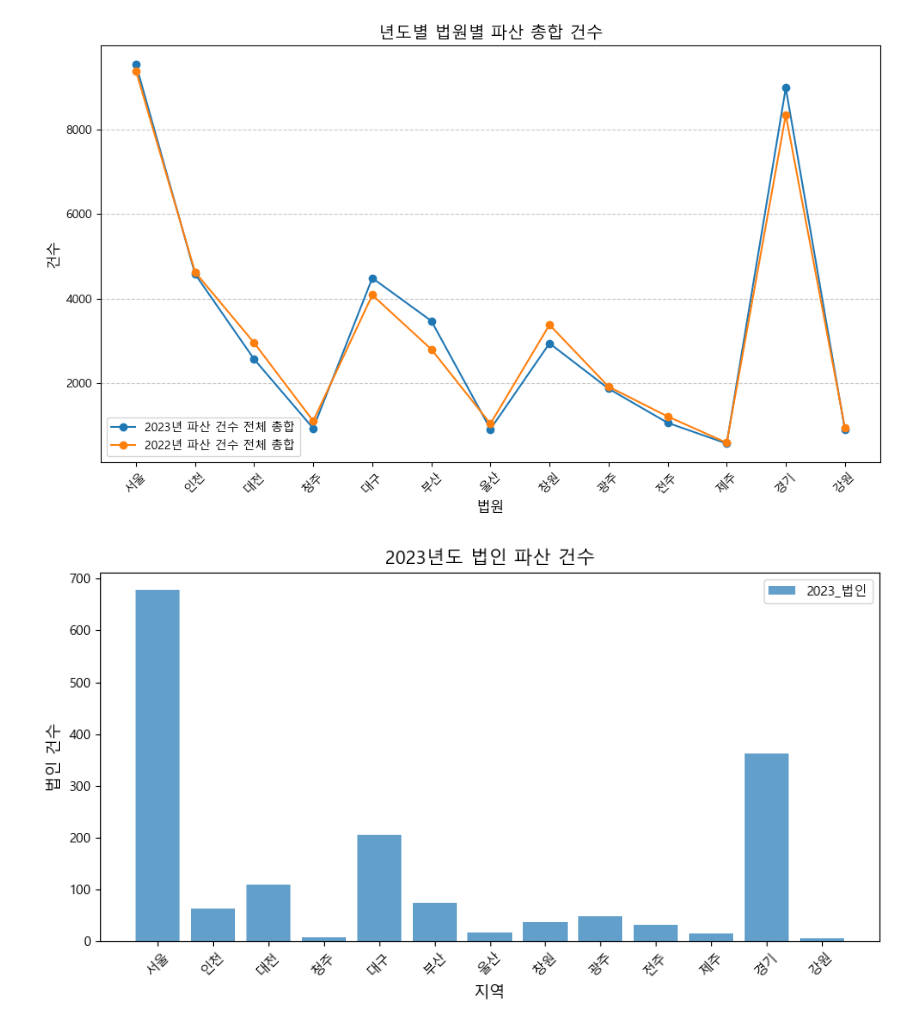
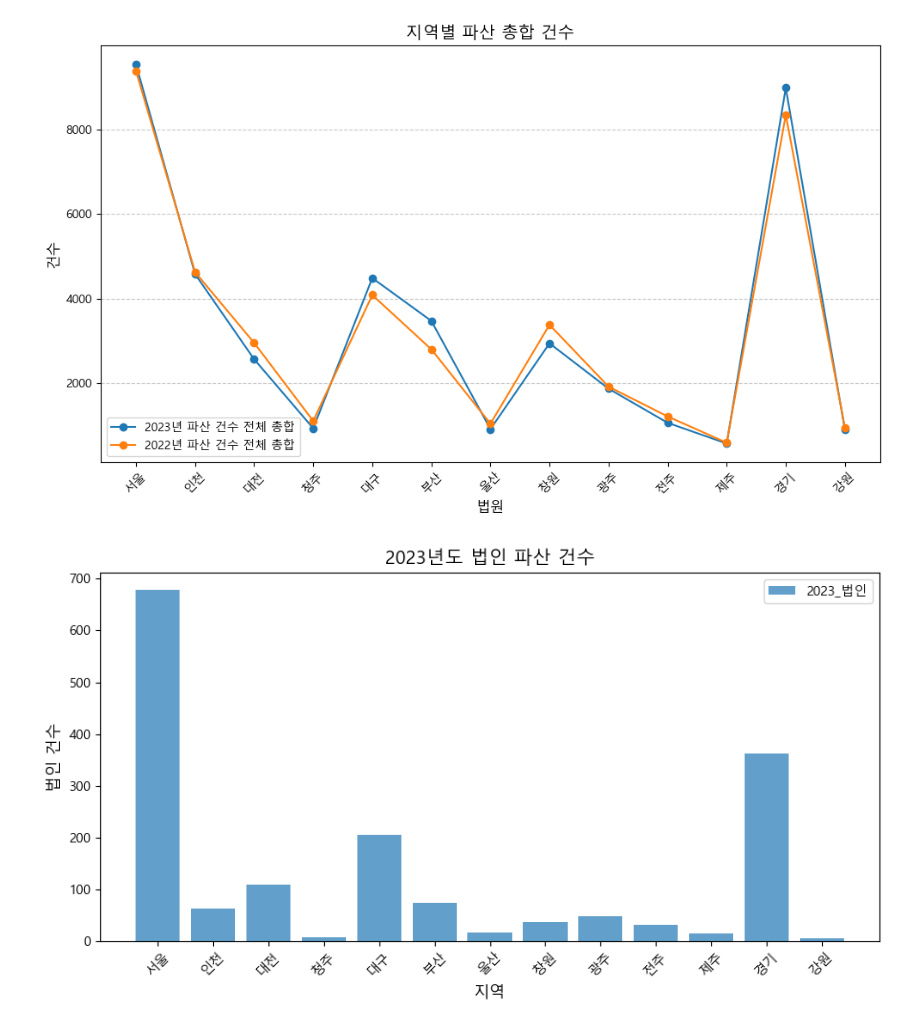
Before and after one commit to Jinii1/LS_BIGDATA_LECTURE, a Jupyter notebook: code/경기신보/241226_년도별_파산.ipynb, the cells around one changed output. Drawn from its saved outputs; the diff is of its cells as text; code cells hidden in the pictures.

```diff
--- a/code/241226_년도별_파산.ipynb
+++ b/code/경기신보/241226_년도별_파산.ipynb
@@ -64,24 +48,24 @@ data
 # %%
 import matplotlib.pyplot as plt
 plt.rc('font', family='Malgun Gothic')
 plt.figure(figsize=(10, 6))
 
 data1 = data[data['법원'] != '합계']
 
 plt.plot(data1['법원'], data1['2023_파산(총합)'], marker='o', label='2023년 파산 건수 전체 총합')
 plt.plot(data1['법원'], data1['2022_파산(총합)'], marker='o', label='2022년 파산 건수 전체 총합')
 
-plt.title('년도별 법원별 파산 총합 건수', fontsize=14)
+plt.title('지역별 파산 총합 건수', fontsize=14)
 plt.xlabel('법원', fontsize=12)
 plt.ylabel('건수', fontsize=12)
 plt.xticks(rotation=45, fontsize=10)
 plt.legend()
 plt.grid(axis='y', linestyle='--', alpha=0.7)
 # Display the plot
 plt.tight_layout()
 plt.show()
 # %% [output]
-[figure, old version]
+[figure, new version]
 # %%
 import matplotlib.pyplot as plt
 
```
Also changed, not shown: parts of 2 cells of this notebook, 23 other files.
